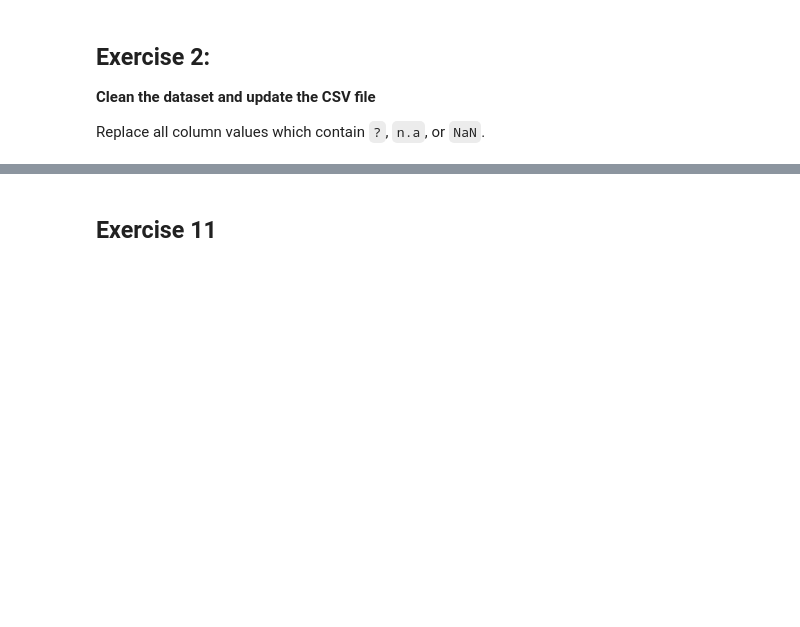
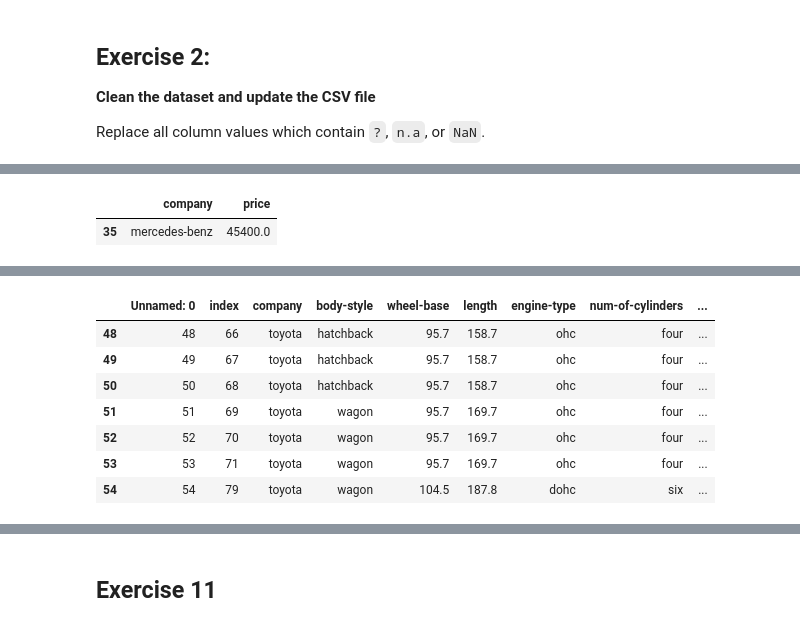
Before and after one commit to Borel677/M111-Advanced-Python-and-Database-Management, a Jupyter notebook: day01/exercises/04_Pandas.ipynb, the cells around one changed output, grey strips where cells are left out. Drawn from its saved outputs; the diff is of its cells as text; code cells hidden in the pictures; blank space fills up the shorter version.

```diff
--- a/day01/exercises/04_Pandas.ipynb
+++ b/day01/exercises/04_Pandas.ipynb
@@ -28,11 +81,32 @@ Print most expensive car’s company name and price.
 - Desired Output:
 
 ![pandas_printing_most_costly_car_name.webp](attachment:pandas_printing_most_costly_car_name.webp)
+# %%
+data = pd.read_csv(r"C:\Users\DELL\Desktop\M111-Advanced-Python-and-Database-Management\day01\data/Automobile_data.csv")
+data = data [['company','price']][data.price==data['price'].max()]
+data
+# %% [output]
+|  | company | price |
+| 35 | mercedes-benz | 45400.0 |
 # %% [markdown]
 ## Exercise 4:
 **Print All Toyota Cars details**
 - Desired Output:
 ![pandas_printing_all_toyota_car_data.webp](attachment:pandas_printing_all_toyota_car_data.webp)
+# %%
+data = pd.read_csv(r"C:\Users\DELL\Desktop\M111-Advanced-Python-and-Database-Management\day01\data/Automobile_data.csv")
+car_Manufacturers = data.groupby('company')
+toyotaDf = car_Manufacturers.get_group('toyota')
+toyotaDf
+# %% [output]
+|  | Unnamed: 0 | index | company | body-style | wheel-base | length | engine-type | num-of-cylinders | ... |
+| 48 | 48 | 66 | toyota | hatchback | 95.7 | 158.7 | ohc | four | ... |
+| 49 | 49 | 67 | toyota | hatchback | 95.7 | 158.7 | ohc | four | ... |
+| 50 | 50 | 68 | toyota | hatchback | 95.7 | 158.7 | ohc | four | ... |
+| 51 | 51 | 69 | toyota | wagon | 95.7 | 169.7 | ohc | four | ... |
+| 52 | 52 | 70 | toyota | wagon | 95.7 | 169.7 | ohc | four | ... |
+| 53 | 53 | 71 | toyota | wagon | 95.7 | 169.7 | ohc | four | ... |
+| 54 | 54 | 79 | toyota | wagon | 104.5 | 187.8 | dohc | six | ... |
 # %% [markdown]
 ## Exercise 5:
 Count total cars per company
```
Also changed, not shown: parts of 11 cells of this notebook, 2 other files.
